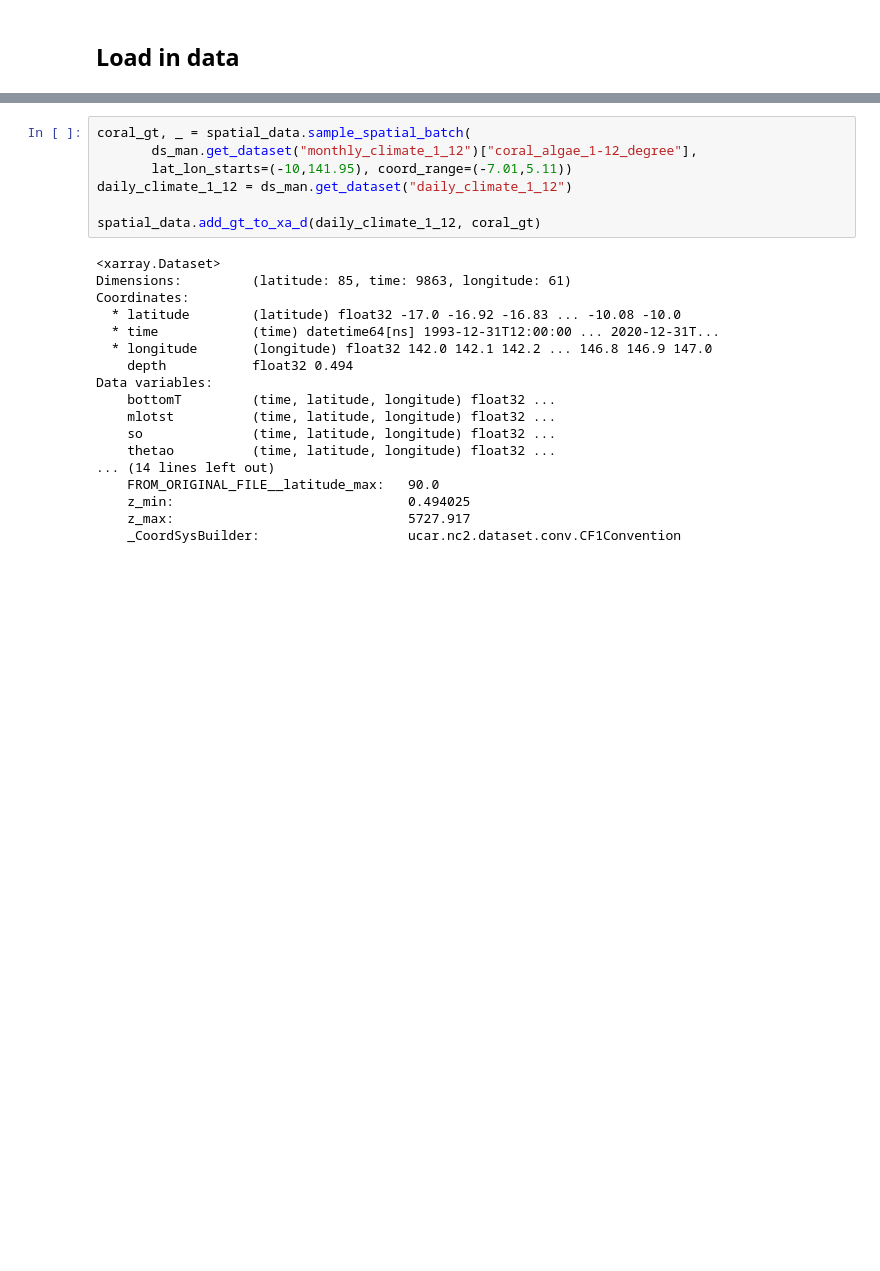
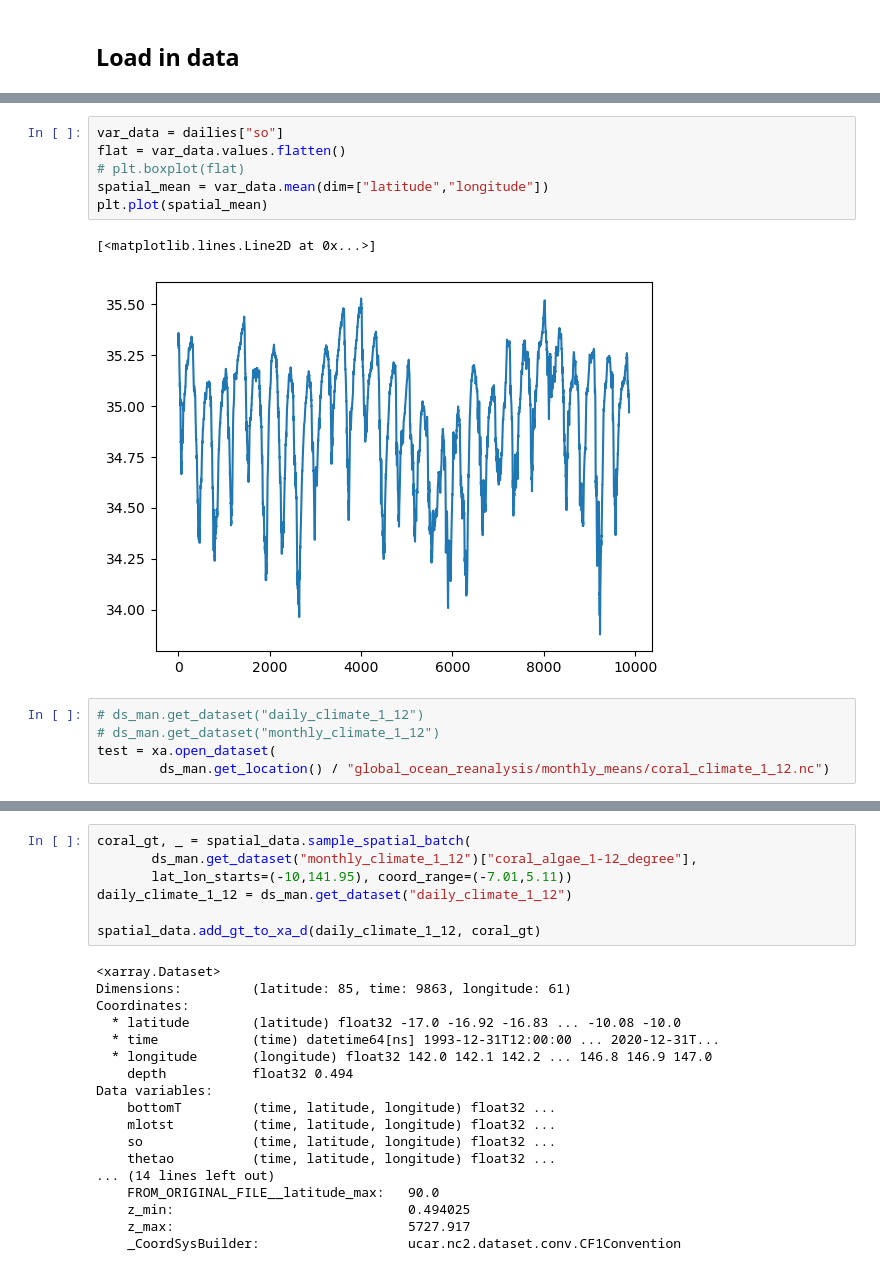
Before and after one commit to orlando-code/coralshift, a Jupyter notebook: notebooks/rnn.ipynb, the cells around one changed output, grey strips where cells are left out. Saved outputs shown, nothing was run; the diff lists cells and outputs as text; blank space fills up the shorter version.

```diff
--- a/notebooks/rnn.ipynb
+++ b/notebooks/rnn.ipynb
@@ -94,0 +134,14 @@ ds_man.add_dataset(
+# %%
+var_data = dailies["so"]
+flat = var_data.values.flatten()
+# plt.boxplot(flat)
+spatial_mean = var_data.mean(dim=["latitude","longitude"])
+plt.plot(spatial_mean)
+# %% [output]
+[<matplotlib.lines.Line2D at 0x...>]
+[figure, added]
+# %%
+# ds_man.get_dataset("daily_climate_1_12")
+# ds_man.get_dataset("monthly_climate_1_12")
+test = xa.open_dataset(
+        ds_man.get_location() / "global_ocean_reanalysis/monthly_means/coral_climate_1_12.nc")
```
Also changed, not shown: parts of 32 cells of this notebook.
